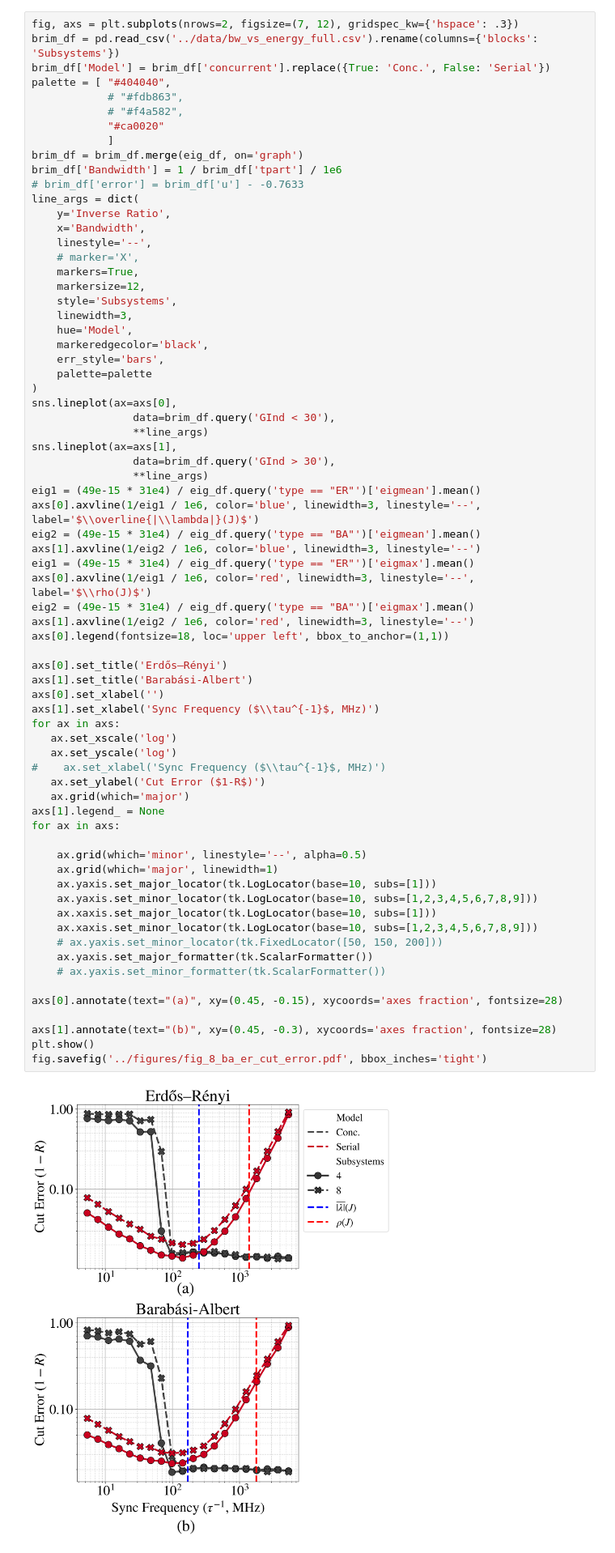
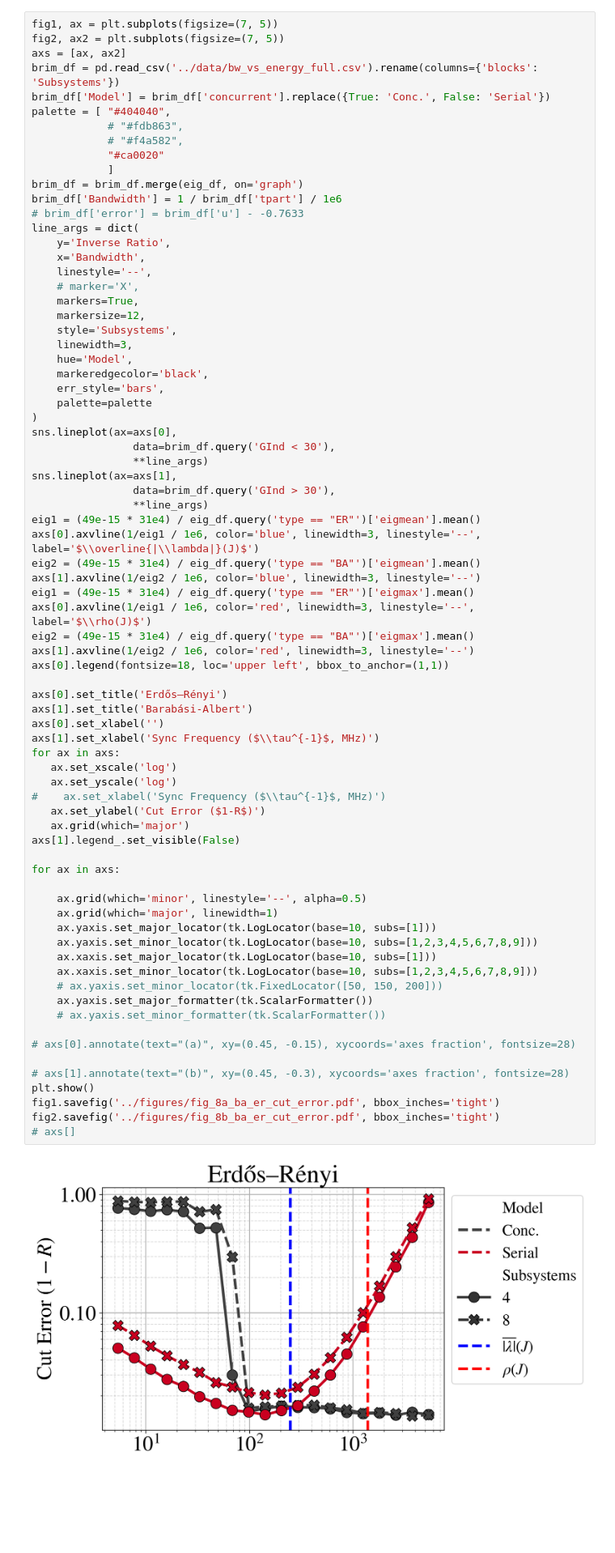
Before and after one commit to mxburns2022/Parallel-Ising-Analysis, a Jupyter notebook: notebooks/figs_8_9_10_er_ba_energy.ipynb, the cells around one changed output. Shown: that part at 81% size. Cells and saved outputs as stored; diff of their text form; blank space fills up the shorter version.

Commit message:
Updated Figure 9 according to reviewer feedback

```diff
--- a/notebooks/figs_8_9_10_er_ba_energy.ipynb
+++ b/notebooks/figs_8_9_10_er_ba_energy.ipynb
@@ -68,7 +68,9 @@ def make_tts_df(df: pd.DataFrame, cols=[], groupcols=[],
             dataframes.append(tts_df)
     return pd.concat(dataframes)
 # %%
-fig, axs = plt.subplots(nrows=2, figsize=(7, 12), gridspec_kw={'hspace': .3})
+fig1, ax = plt.subplots(figsize=(7, 5))
+fig2, ax2 = plt.subplots(figsize=(7, 5))
+axs = [ax, ax2]
 brim_df = pd.read_csv('../data/bw_vs_energy_full.csv').rename(columns={'blocks': 'Subsystems'})
 brim_df['Model'] = brim_df['concurrent'].replace({True: 'Conc.', False: 'Serial'})
 palette = [ "#404040",
@@ -107,35 +109,38 @@ eig1 = (49e-15 * 31e4) / eig_df.query('type == "ER"')['eigmax'].mean()
 axs[0].axvline(1/eig1 / 1e6, color='red', linewidth=3, linestyle='--', label='$\\rho(J)$')
 eig2 = (49e-15 * 31e4) / eig_df.query('type == "BA"')['eigmax'].mean()
 axs[1].axvline(1/eig2 / 1e6, color='red', linewidth=3, linestyle='--')
 axs[0].legend(fontsize=18, loc='upper left', bbox_to_anchor=(1,1))
 
 axs[0].set_title('Erdős–Rényi')
 axs[1].set_title('Barabási-Albert')
 axs[0].set_xlabel('')
 axs[1].set_xlabel('Sync Frequency ($\\tau^{-1}$, MHz)')
 for ax in axs:
    ax.set_xscale('log')
    ax.set_yscale('log')
 #    ax.set_xlabel('Sync Frequency ($\\tau^{-1}$, MHz)')
    ax.set_ylabel('Cut Error ($1-R$)')
    ax.grid(which='major')
-axs[1].legend_ = None
+axs[1].legend_.set_visible(False)
+
 for ax in axs:
 
     ax.grid(which='minor', linestyle='--', alpha=0.5)
     ax.grid(which='major', linewidth=1)
     ax.yaxis.set_major_locator(tk.LogLocator(base=10, subs=[1]))
     ax.yaxis.set_minor_locator(tk.LogLocator(base=10, subs=[1,2,3,4,5,6,7,8,9]))
     ax.xaxis.set_major_locator(tk.LogLocator(base=10, subs=[1]))
     ax.xaxis.set_minor_locator(tk.LogLocator(base=10, subs=[1,2,3,4,5,6,7,8,9]))
     # ax.yaxis.set_minor_locator(tk.FixedLocator([50, 150, 200]))
     ax.yaxis.set_major_formatter(tk.ScalarFormatter())
     # ax.yaxis.set_minor_formatter(tk.ScalarFormatter())
 
-axs[0].annotate(text="(a)", xy=(0.45, -0.15), xycoords='axes fraction', fontsize=28)
+# axs[0].annotate(text="(a)", xy=(0.45, -0.15), xycoords='axes fraction', fontsize=28)
 
-axs[1].annotate(text="(b)", xy=(0.45, -0.3), xycoords='axes fraction', fontsize=28)
+# axs[1].annotate(text="(b)", xy=(0.45, -0.3), xycoords='axes fraction', fontsize=28)
 plt.show()
-fig.savefig('../figures/fig_8_ba_er_cut_error.pdf', bbox_inches='tight')
+fig1.savefig('../figures/fig_8a_ba_er_cut_error.pdf', bbox_inches='tight')
+fig2.savefig('../figures/fig_8b_ba_er_cut_error.pdf', bbox_inches='tight')
+# axs[]
 # %% [output]
-[figure, old version]
+[figure, new version]
```
Also changed, not shown: parts of 5 cells of this notebook, 8 other files.
